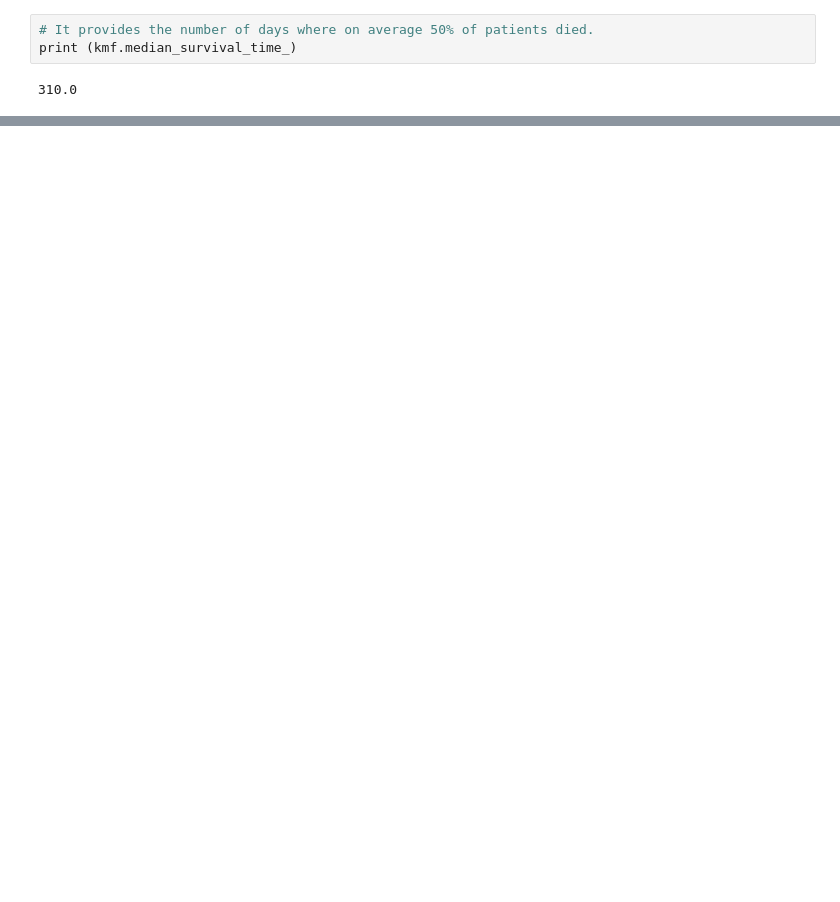
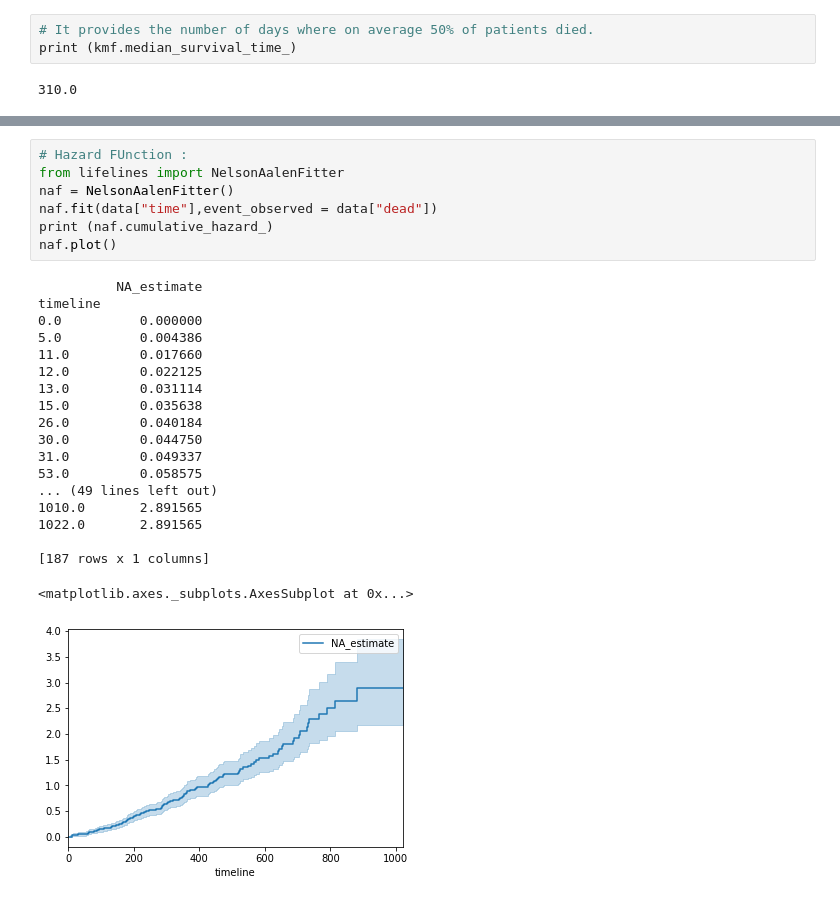
Before and after one commit to pzeb23/SurvivalAnalysisPython, a Jupyter notebook: SurvivalAnalysisPython.ipynb, the cells around one changed output, grey strips where cells are left out. Cells and saved outputs as stored; diff of their text form; blank space fills up the shorter version.

```diff
--- a/SurvivalAnalysisPython.ipynb
+++ b/SurvivalAnalysisPython.ipynb
@@ -256,3 +296,30 @@ timeline
 1022.0       0.949654
 
 [187 rows x 1 columns]
+# %%
+# Hazard FUnction :
+from lifelines import NelsonAalenFitter
+naf = NelsonAalenFitter()
+naf.fit(data["time"],event_observed = data["dead"])
+print (naf.cumulative_hazard_)
+naf.plot()
+# %% [output]
+          NA_estimate
+timeline
+0.0          0.000000
+5.0          0.004386
+11.0         0.017660
+12.0         0.022125
+13.0         0.031114
+15.0         0.035638
+26.0         0.040184
+30.0         0.044750
+31.0         0.049337
+53.0         0.058575
+... (49 lines left out)
+1010.0       2.891565
+1022.0       2.891565
+
+[187 rows x 1 columns]
+<matplotlib.axes._subplots.AxesSubplot at 0x...>
+[figure, added]
```
Also changed, not shown: parts of 14 cells of this notebook.
